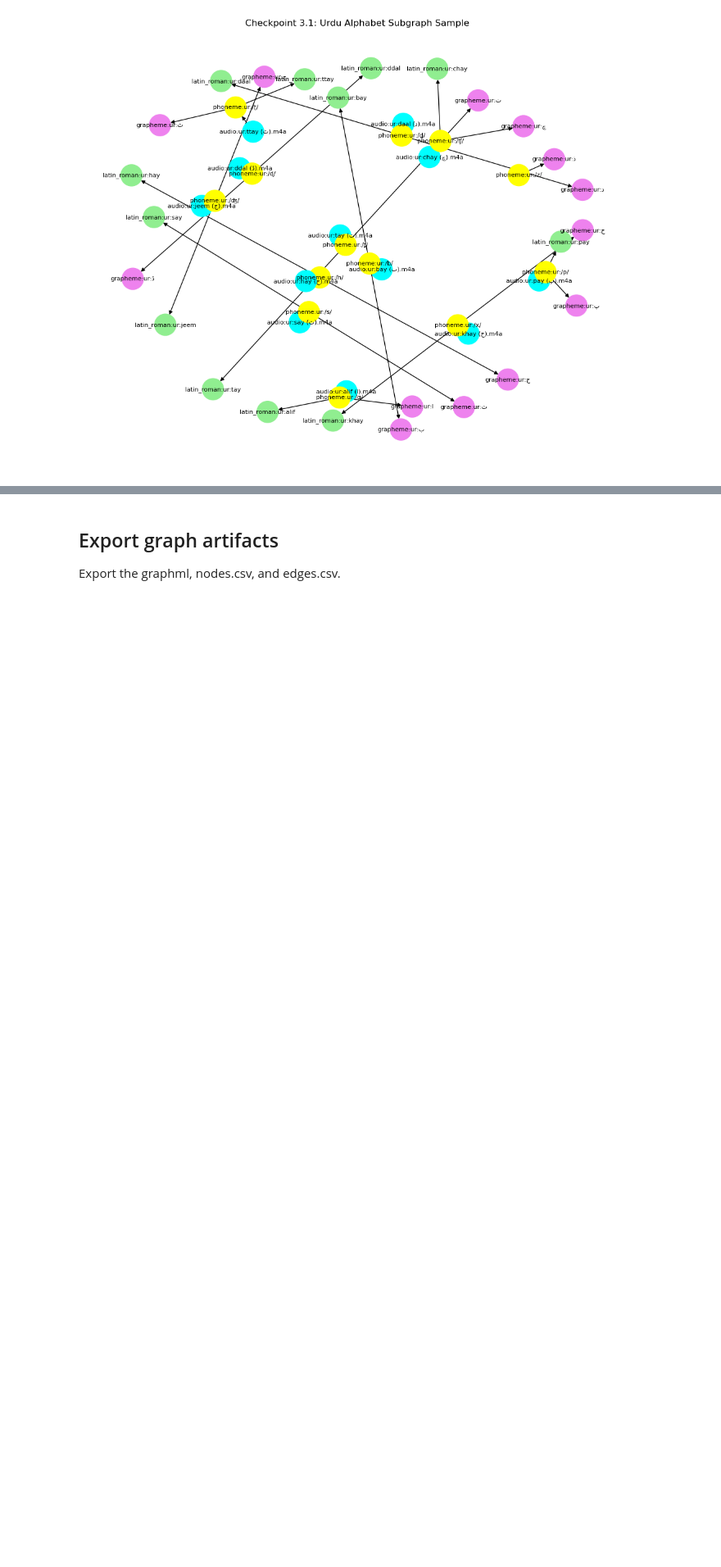
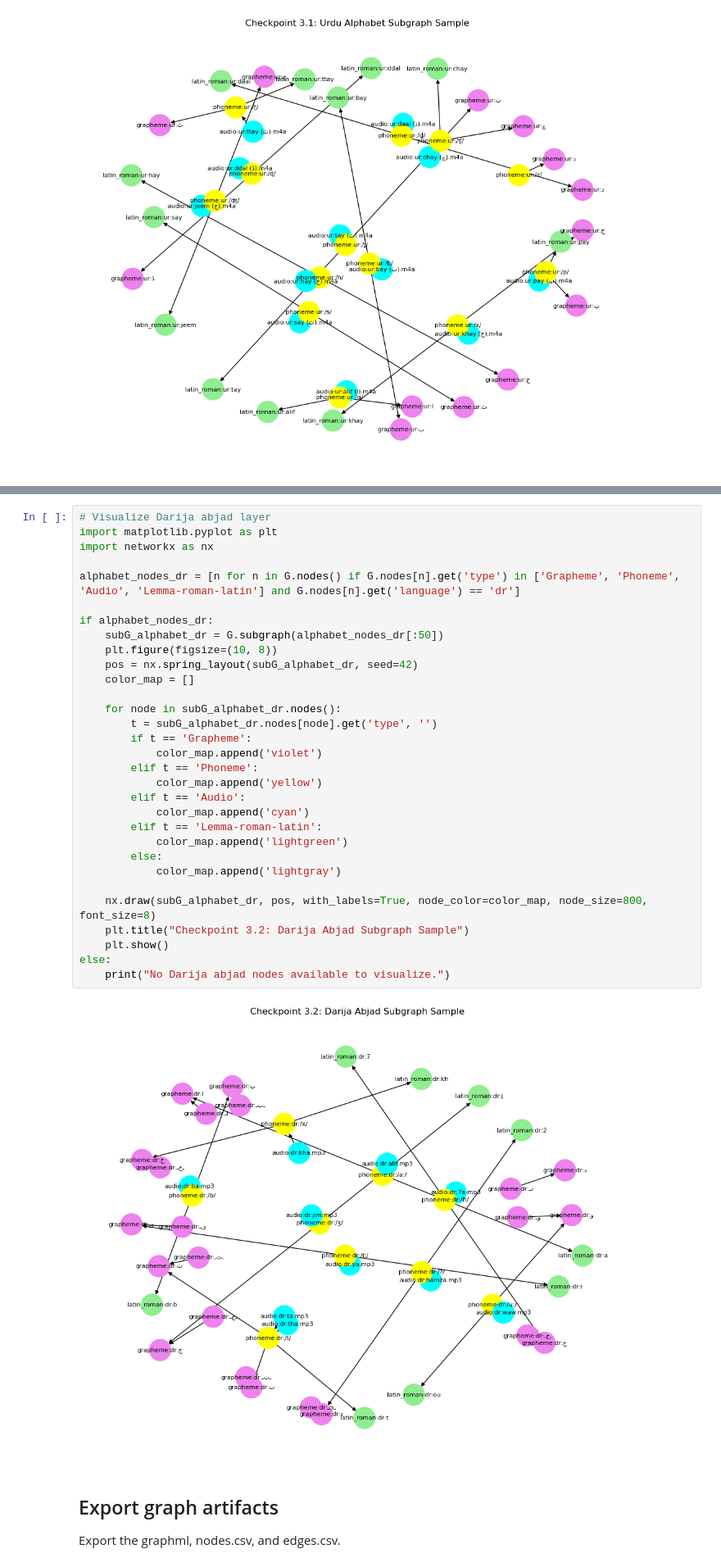
Before and after one commit to Gr8Sushant/multilingual-knowledge-graph-engine, a Jupyter notebook: Matching_Game/Phase_1_Prototype.ipynb, the cells around one changed output, grey strips where cells are left out. Shown at 82% size. Saved outputs shown, nothing was run; the diff lists cells and outputs as text; blank space fills up the shorter version.

Commit message:
feat: Add darija resource

```diff
--- a/Matching_Game/Phase_1_Prototype.ipynb
+++ b/Matching_Game/Phase_1_Prototype.ipynb
@@ -696,3 +821,36 @@ else:
+# %%
+# Visualize Darija abjad layer
+import matplotlib.pyplot as plt
+import networkx as nx
+
+alphabet_nodes_dr = [n for n in G.nodes() if G.nodes[n].get('type') in ['Grapheme', 'Phoneme', 'Audio', 'Lemma-roman-latin'] and G.nodes[n].get('language') == 'dr']
+
+if alphabet_nodes_dr:
+    subG_alphabet_dr = G.subgraph(alphabet_nodes_dr[:50])
+    plt.figure(figsize=(10, 8))
+    pos = nx.spring_layout(subG_alphabet_dr, seed=42)
+    color_map = []
+
+    for node in subG_alphabet_dr.nodes():
+        t = subG_alphabet_dr.nodes[node].get('type', '')
+        if t == 'Grapheme':
+            color_map.append('violet')
+        elif t == 'Phoneme':
+            color_map.append('yellow')
+        elif t == 'Audio':
+            color_map.append('cyan')
+        elif t == 'Lemma-roman-latin':
+            color_map.append('lightgreen')
+        else:
+            color_map.append('lightgray')
+
+    nx.draw(subG_alphabet_dr, pos, with_labels=True, node_color=color_map, node_size=800, font_size=8)
+    plt.title("Checkpoint 3.2: Darija Abjad Subgraph Sample")
+    plt.show()
+else:
+    print("No Darija abjad nodes available to visualize.")
+# %% [output]
+[figure, added]
 # %% [markdown]
 ## Export graph artifacts
 Export the graphml, nodes.csv, and edges.csv.
```
Also changed, not shown: parts of 3 cells of this notebook, 4 other files.
